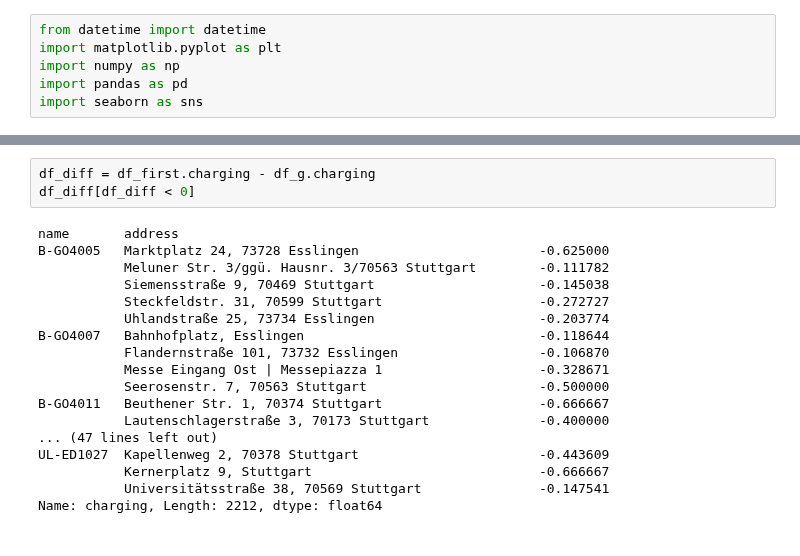
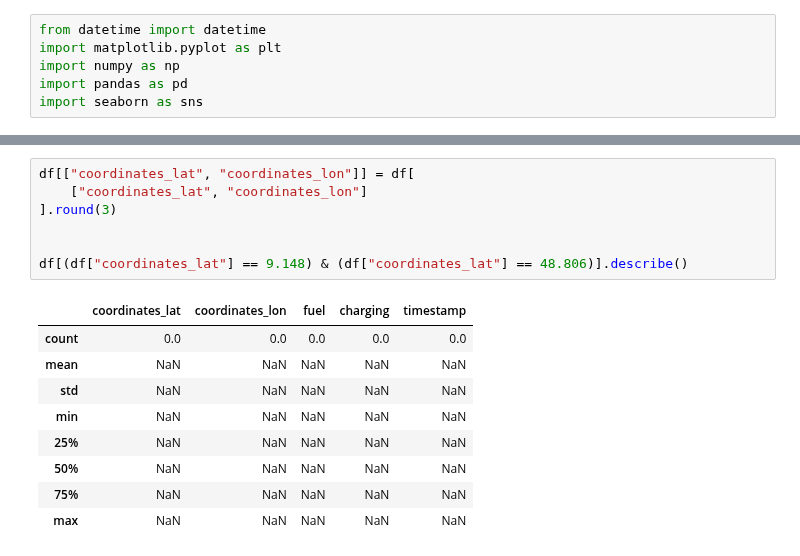
Before and after one commit to indyfree/FleetSim, a Jupyter notebook: notebooks/00-Playground.ipynb, the cells around one changed output, grey strips where cells are left out. Drawn from its saved outputs; the diff is of its cells as text.

```diff
--- a/notebooks/00-Playground.ipynb
+++ b/notebooks/00-Playground.ipynb
@@ -152,21 +119,17 @@ df_g[(df_g["charging"] != 0) & (df_g["charging"] != 1)]
-# %%
-df_diff = df_first.charging - df_g.charging
-df_diff[df_diff < 0]
-# %% [output]
-name       address
-B-GO4005   Marktplatz 24, 73728 Esslingen                       -0.625000
-           Meluner Str. 3/ggü. Hausnr. 3/70563 Stuttgart        -0.111782
-           Siemensstraße 9, 70469 Stuttgart                     -0.145038
-           Steckfeldstr. 31, 70599 Stuttgart                    -0.272727
-           Uhlandstraße 25, 73734 Esslingen                     -0.203774
-B-GO4007   Bahnhofplatz, Esslingen                              -0.118644
-           Flandernstraße 101, 73732 Esslingen                  -0.106870
-           Messe Eingang Ost | Messepiazza 1                    -0.328671
-           Seerosenstr. 7, 70563 Stuttgart                      -0.500000
-B-GO4011   Beuthener Str. 1, 70374 Stuttgart                    -0.666667
-           Lautenschlagerstraße 3, 70173 Stuttgart              -0.400000
-... (47 lines left out)
-UL-ED1027  Kapellenweg 2, 70378 Stuttgart                       -0.443609
-           Kernerplatz 9, Stuttgart                             -0.666667
-           Universitätsstraße 38, 70569 Stuttgart               -0.147541
-Name: charging, Length: 2212, dtype: float64
+# %%
+df[["coordinates_lat", "coordinates_lon"]] = df[
+    ["coordinates_lat", "coordinates_lon"]
+].round(3)
+
+
+df[(df["coordinates_lat"] == 9.148) & (df["coordinates_lat"] == 48.806)].describe()
+# %% [output]
+|  | coordinates_lat | coordinates_lon | fuel | charging | timestamp |
+| count | 0.0 | 0.0 | 0.0 | 0.0 | 0.0 |
+| mean | NaN | NaN | NaN | NaN | NaN |
+| std | NaN | NaN | NaN | NaN | NaN |
+| min | NaN | NaN | NaN | NaN | NaN |
+| 25% | NaN | NaN | NaN | NaN | NaN |
+| 50% | NaN | NaN | NaN | NaN | NaN |
+| 75% | NaN | NaN | NaN | NaN | NaN |
+| max | NaN | NaN | NaN | NaN | NaN |
```
Also changed, not shown: parts of 19 cells of this notebook, 1 other file.
